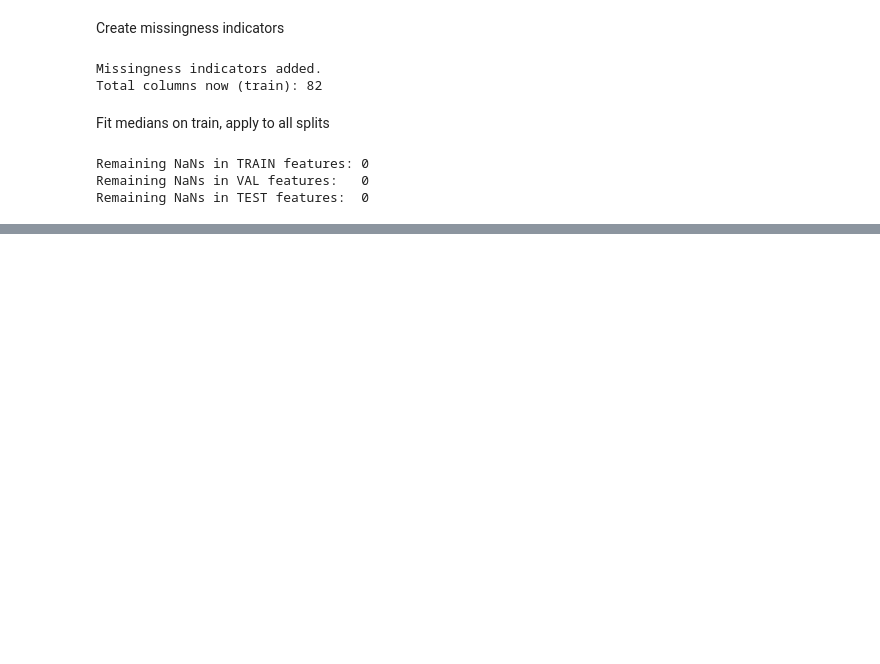
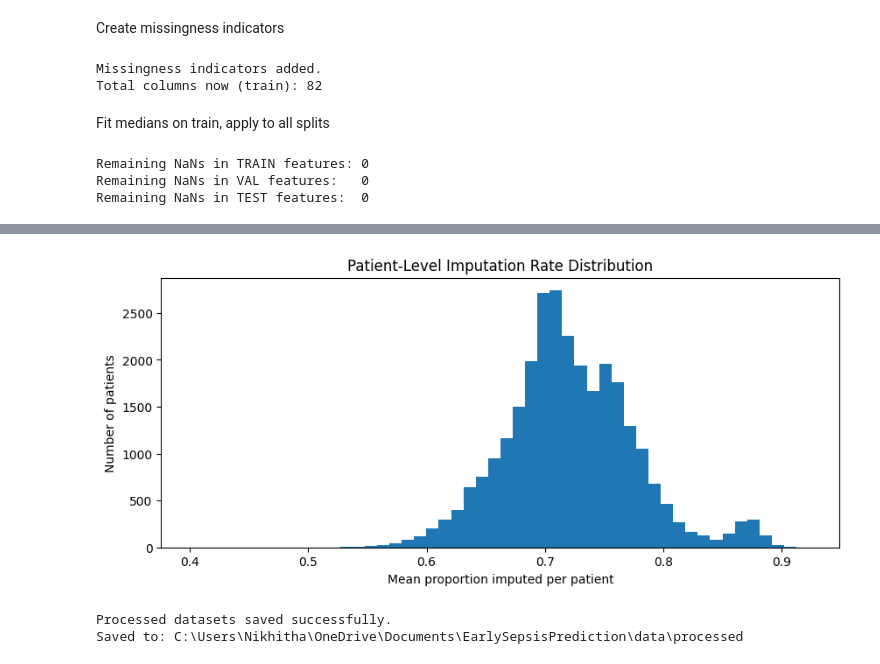
Before and after one commit to nikhithanjani5/EarlySepsisPrediction, a Jupyter notebook: notebooks/02_preprocessing.ipynb, the cells around one changed output, grey strips where cells are left out. Drawn from its saved outputs; the diff is of its cells as text; code cells hidden in the pictures; blank space fills up the shorter version.

```diff
--- a/notebooks/02_preprocessing.ipynb
+++ b/notebooks/02_preprocessing.ipynb
@@ -207,3 +207,11 @@ print("First 15 feature columns:", feature_cols[:15])
 # %% [output]
 Number of feature columns: 39
 First 15 feature columns: ['HR', 'O2Sat', 'Temp', 'SBP', 'MAP', 'DBP', 'Resp', 'EtCO2', 'BaseExcess', 'HCO3', 'FiO2', 'pH', 'PaCO2', 'SaO2', 'AST']
+# %%
+# --- Capture original missingness BEFORE any filling ---
+
+orig_missing_train = train_df[feature_cols].isna()
+orig_missing_val   = val_df[feature_cols].isna()
+orig_missing_test  = test_df[feature_cols].isna()
+
+print("Captured original missingness masks.")
@@ -275,0 +344,13 @@ Remaining NaNs in TEST features:  0
+# %%
+# Patient-level imputation proportion
+
+total_imputed = ffill_imputed_train | median_imputed_train
+
+patient_impute_rate = (
+    total_imputed
+    .groupby(train_df[patient_id_col])
+    .mean()
+    .mean(axis=1)
+)
+
+patient_impute_rate.describe()
@@ -275,0 +367,43 @@ Remaining NaNs in TEST features:  0
+# %%
+plt.figure(figsize=(10,4))
+plt.hist(patient_impute_rate, bins=50)
+plt.title("Patient-Level Imputation Rate Distribution")
+plt.xlabel("Mean proportion imputed per patient")
+plt.ylabel("Number of patients")
+plt.show()
+# %% [output]
+[figure, added]
+# %%
+from pathlib import Path
+import pandas as pd
+
+# Create processed folder
+PROCESSED_DIR = Path("../data/processed")
+PROCESSED_DIR.mkdir(parents=True, exist_ok=True)
+
+# Final modelling feature list
+final_feature_cols = feature_cols + missing_indicator_cols
+
+# Save processed datasets (features + label together)
+train_df[final_feature_cols + [target_col]].to_parquet(
+    PROCESSED_DIR / "train.parquet", index=False
+)
+
+val_df[final_feature_cols + [target_col]].to_parquet(
+    PROCESSED_DIR / "val.parquet", index=False
+)
+
+test_df[final_feature_cols + [target_col]].to_parquet(
+    PROCESSED_DIR / "test.parquet", index=False
+)
+
+# Save feature column names separately
+pd.Series(final_feature_cols).to_csv(
+    PROCESSED_DIR / "feature_cols.csv", index=False, header=["feature"]
+)
+
+print("Processed datasets saved successfully.")
+print("Saved to:", PROCESSED_DIR.resolve())
+# %% [output]
+Processed datasets saved successfully.
+Saved to: C:\Users\Nikhitha\OneDrive\Documents\EarlySepsisPrediction\data\processed
```
Also changed, not shown: parts of 7 cells of this notebook.
